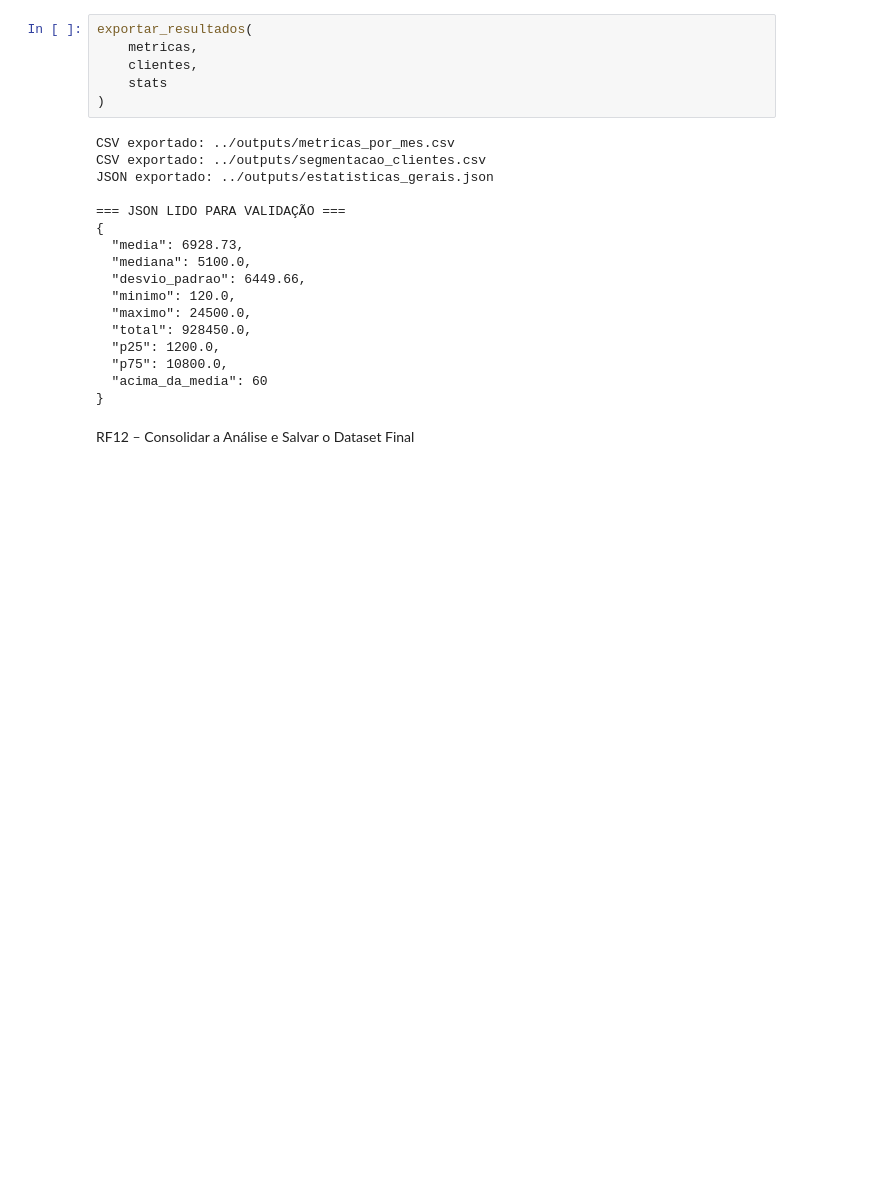
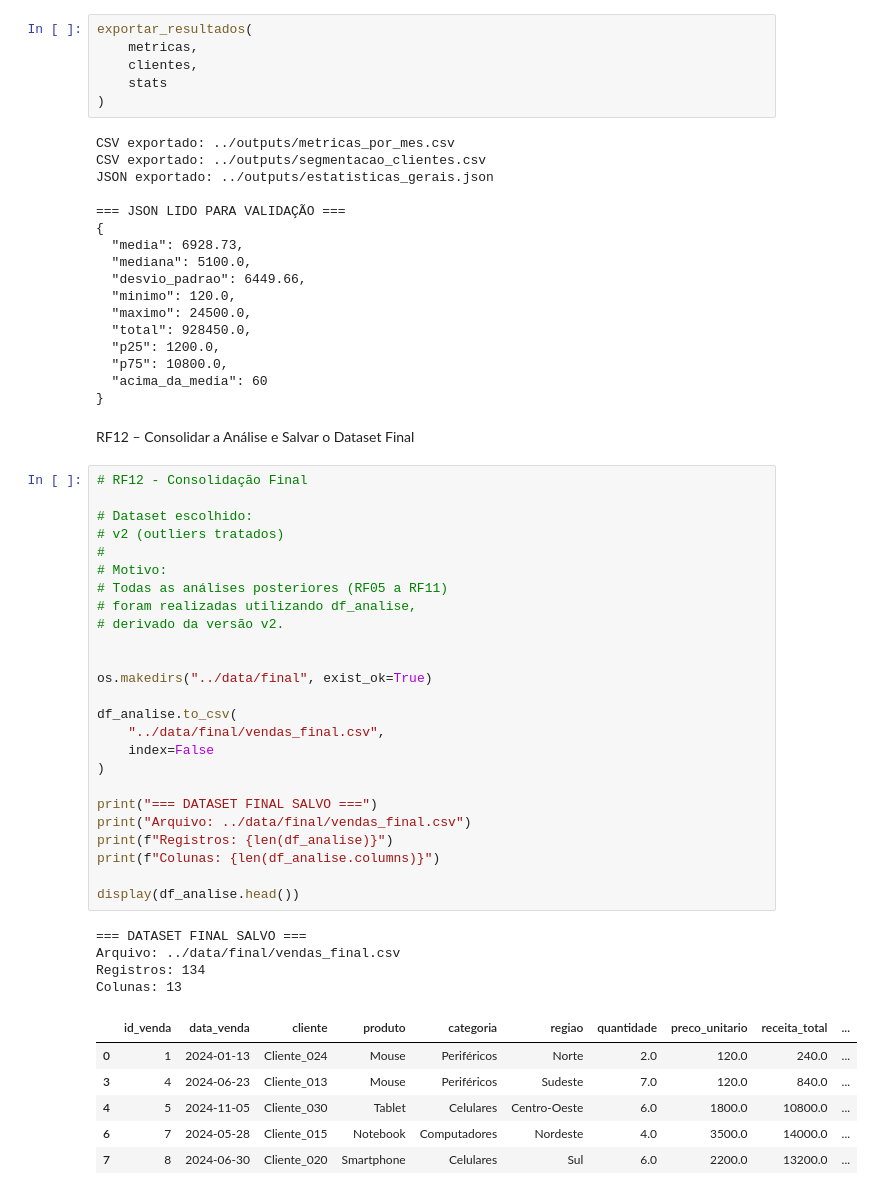
Before and after one commit to Cristina-Freitas/DataView-Exploracao-e-Analise-de-Dados-de-Vendas, a Jupyter notebook: notebooks/dataview.ipynb, the cells around one changed output. Cells and saved outputs as stored; diff of their text form; blank space fills up the shorter version.

Commit message:
feat: implementar RF12 - consolidar análise e salvar dataset final

```diff
--- a/notebooks/dataview.ipynb
+++ b/notebooks/dataview.ipynb
@@ -940,3 +940,39 @@ JSON exportado: ../outputs/estatisticas_gerais.json
 }
 # %% [markdown]
 RF12 – Consolidar a Análise e Salvar o Dataset Final
+# %%
+# RF12 - Consolidação Final
+
+# Dataset escolhido:
+# v2 (outliers tratados)
+#
+# Motivo:
+# Todas as análises posteriores (RF05 a RF11)
+# foram realizadas utilizando df_analise,
+# derivado da versão v2.
+
+
+os.makedirs("../data/final", exist_ok=True)
+
+df_analise.to_csv(
+    "../data/final/vendas_final.csv",
+    index=False
+)
+
+print("=== DATASET FINAL SALVO ===")
+print("Arquivo: ../data/final/vendas_final.csv")
+print(f"Registros: {len(df_analise)}")
+print(f"Colunas: {len(df_analise.columns)}")
+
+display(df_analise.head())
+# %% [output]
+=== DATASET FINAL SALVO ===
+Arquivo: ../data/final/vendas_final.csv
+Registros: 134
+Colunas: 13
+|  | id_venda | data_venda | cliente | produto | categoria | regiao | quantidade | preco_unitario | receita_total | ... |
+| 0 | 1 | 2024-01-13 | Cliente_024 | Mouse | Periféricos | Norte | 2.0 | 120.0 | 240.0 | ... |
+| 3 | 4 | 2024-06-23 | Cliente_013 | Mouse | Periféricos | Sudeste | 7.0 | 120.0 | 840.0 | ... |
+| 4 | 5 | 2024-11-05 | Cliente_030 | Tablet | Celulares | Centro-Oeste | 6.0 | 1800.0 | 10800.0 | ... |
+| 6 | 7 | 2024-05-28 | Cliente_015 | Notebook | Computadores | Nordeste | 4.0 | 3500.0 | 14000.0 | ... |
+| 7 | 8 | 2024-06-30 | Cliente_020 | Smartphone | Celulares | Sul | 6.0 | 2200.0 | 13200.0 | ... |
```
Also changed, not shown: 1 other file.
